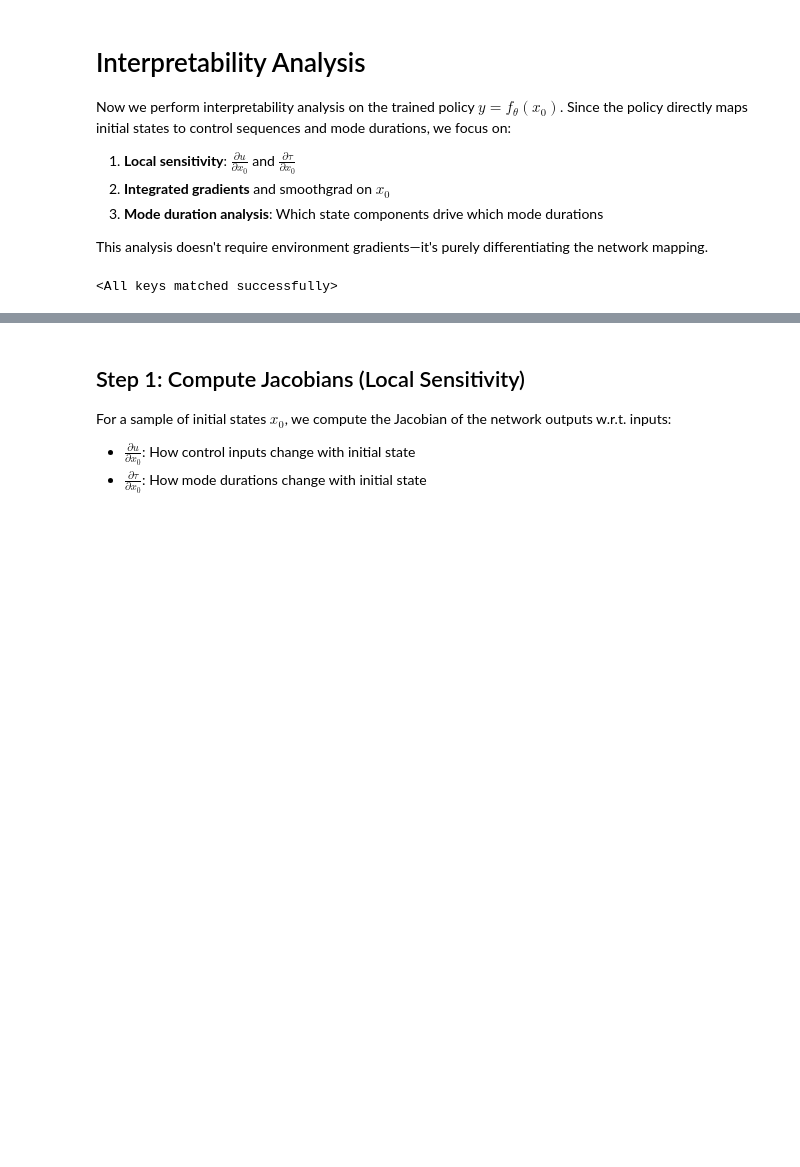
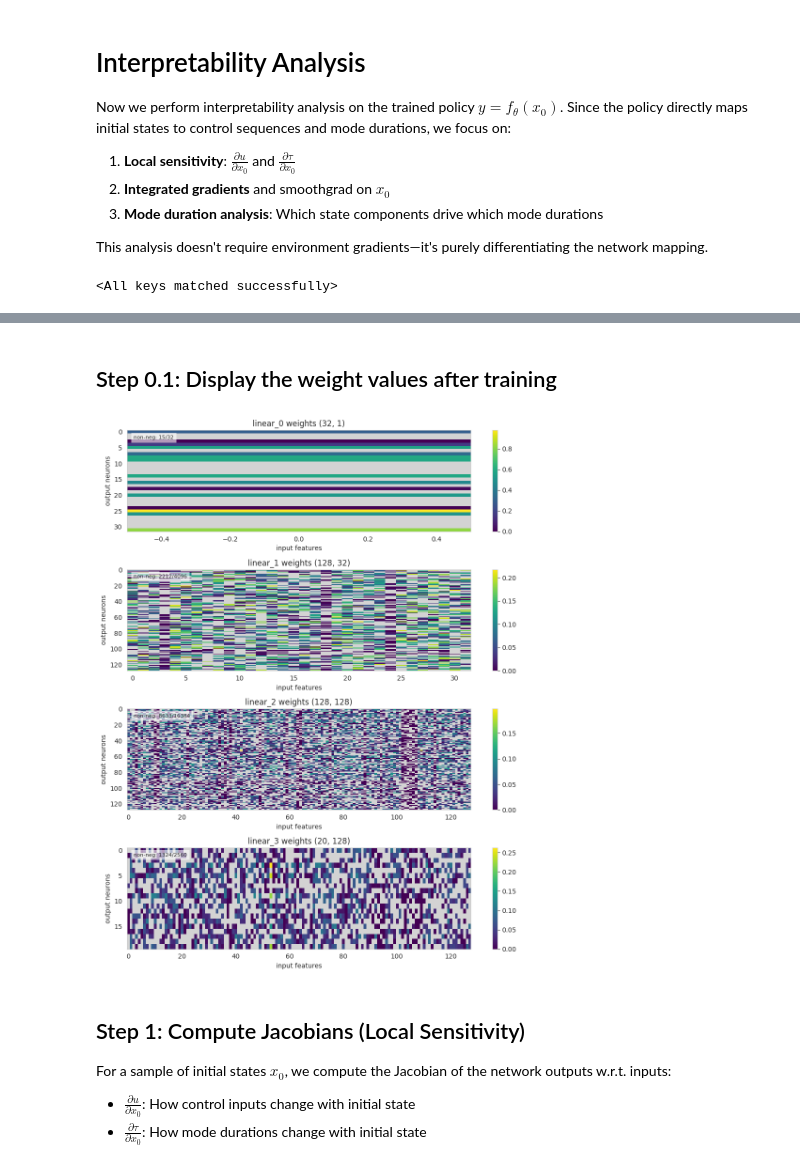
Before and after one commit to piergo98/learning_optimization, a Jupyter notebook: dump/visualizing_what_net_learns.ipynb, the cells around one changed output, grey strips where cells are left out. Saved outputs shown, nothing was run; the diff lists cells and outputs as text; code cells hidden in the pictures; blank space fills up the shorter version.

```diff
--- a/dump/visualizing_what_net_learns.ipynb
+++ b/dump/visualizing_what_net_learns.ipynb
@@ -85,3 +318,63 @@ trained_network.load_state_dict(torch.load(checkpoint_path, map_location=device)
+# %% [markdown]
+## Step 0.1: Display the weight values after training
+# %%
+import matplotlib as mpl
+
+# Collect and display weight & bias values organized per linear layer
+weights_by_layer = {}
+biases_by_layer = {}
+
+for idx, layer in enumerate(trained_network.layers):
+    if isinstance(layer, nn.Linear):
+        w = layer.weight.data.cpu().numpy()
+        b = layer.bias.data.cpu().numpy() if layer.bias is not None else None
+        weights_by_layer[f'linear_{idx}'] = w
+        biases_by_layer[f'linear_{idx}'] = b
+
+# # Print summary and values
+# for name, w in weights_by_layer.items():
+#     b = biases_by_layer[name]
+#     print(f"{name}: weight shape {w.shape}, bias shape {None if b is None else b.shape}")
+#     print(w)
+#     if b is not None:
+#         print("bias:", b)
+#     print("-" * 60)
+
+# Visualize weights as heatmaps per layer and highlight non-negative weights
+n_layers = len(weights_by_layer)
+fig, axes = plt.subplots(n_layers, 1, figsize=(10, 3 * max(1, n_layers)))
+if n_layers == 1:
+    axes = [axes]
+
+for ax, (name, w) in zip(axes, weights_by_layer.items()):
+    # Mask negative weights so only non-negative weights are colored
+    w_masked = np.ma.masked_less(w, 0.0)
+
+    # Build a colormap copy and set masked (negative) values to light gray
+    base_cmap = plt.cm.get_cmap('viridis')
+    cmap = mpl.colors.ListedColormap(base_cmap(np.linspace(0, 1, 256)))
+    cmap.set_bad(color='lightgray')
+
+    # Safe vmax (in case all weights are negative)
+    vmax = max(1e-6, float(np.nanmax(w)))
+
+    im = ax.imshow(w_masked, aspect='auto', cmap=cmap, interpolation='nearest', vmin=0.0, vmax=vmax)
+    ax.set_title(f"{name} weights {w.shape}")
+    ax.set_xlabel('input features')
+    ax.set_ylabel('output neurons')
+    ax.grid(False)
+
+    # Annotate count of non-negative weights
+    pos_count = int((w >= 0).sum())
+    ax.text(0.02, 0.95, f'non-neg: {pos_count}/{w.size}', transform=ax.transAxes,
+            fontsize=8, verticalalignment='top', bbox=dict(facecolor='white', alpha=0.6, edgecolor='none'))
+
+    plt.colorbar(im, ax=ax)
+
+plt.tight_layout()
+plt.show()
+# %% [output]
+[figure, added]
 # %% [markdown]
 ## Step 1: Compute Jacobians (Local Sensitivity)
 
```
Also changed, not shown: parts of 20 cells of this notebook, 2 other files.
